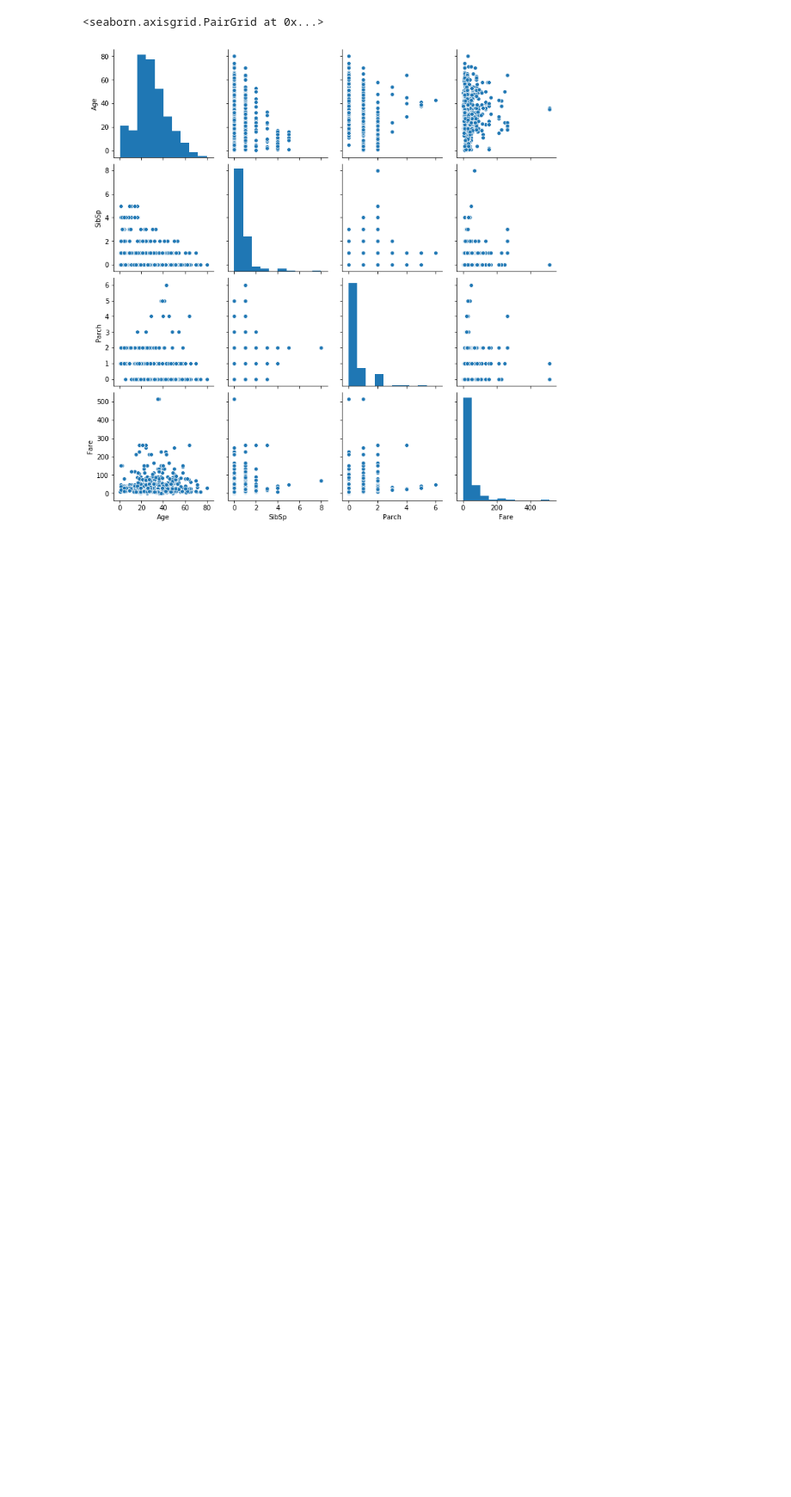
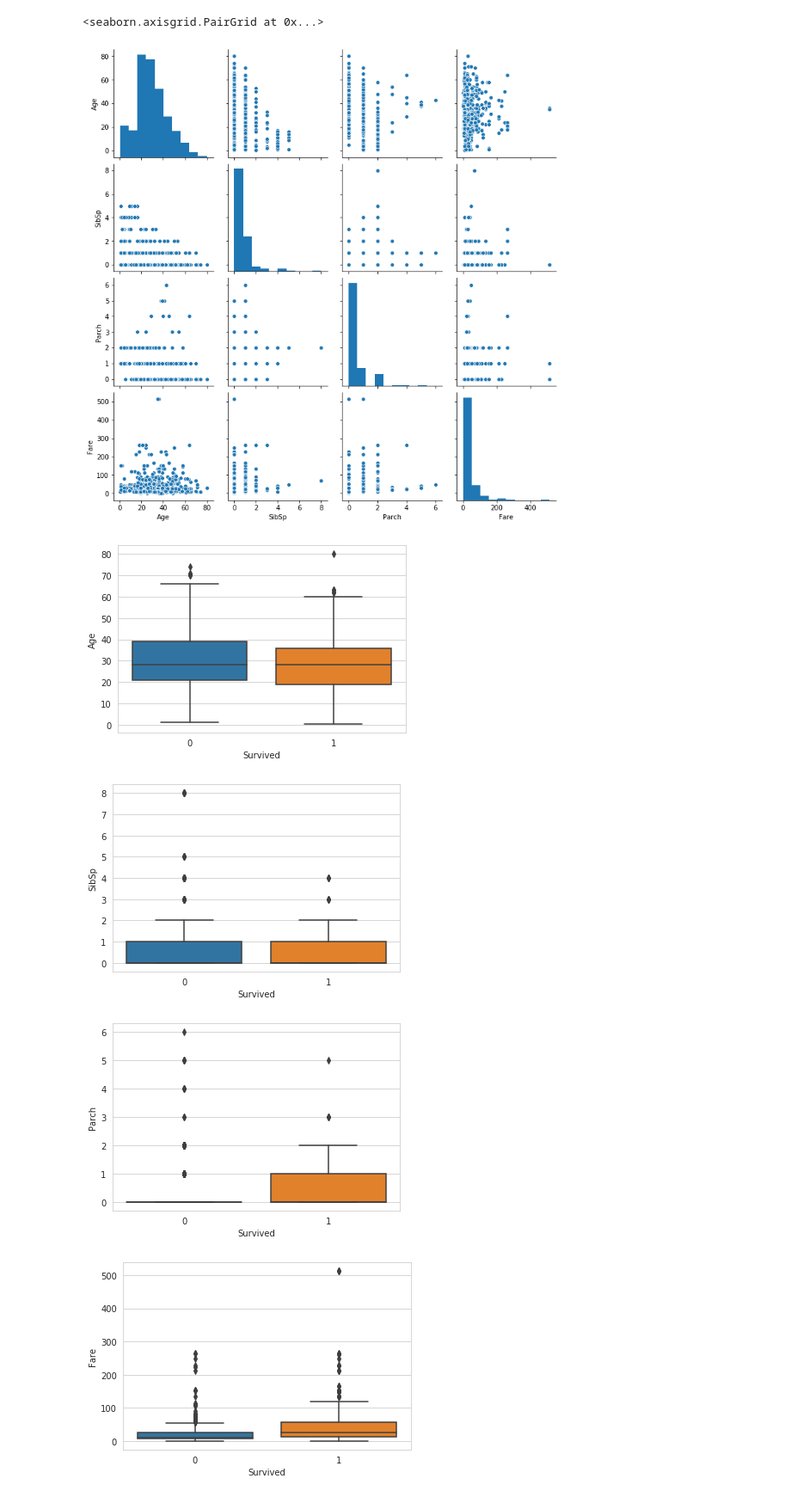
Before and after one commit to Ymvej/Simplon-Titanic-Gr9, a Jupyter notebook: Titanic.ipynb, the cells around one changed output. Shown at 86% size. Cells and saved outputs as stored; diff of their text form; code cells hidden in the pictures; blank space fills up the shorter version.

Commit message:
graphs

```diff
--- a/Titanic.ipynb
+++ b/Titanic.ipynb
@@ -147,3 +147,18 @@ sns.pairplot(num)
 # %% [output]
 <seaborn.axisgrid.PairGrid at 0x...>
 [figure]
+# %%
+def plot_box(data, cols, col_x = 'Survived'):
+    for col in cols:
+        sns.set_style("whitegrid")
+        sns.boxplot(col_x, col, data=data)
+        plt.xlabel(col_x) # Set text for the x axis
+        plt.ylabel(col)# Set text for y axis
+        plt.show()
+
+plot_box(data, num)
+# %% [output]
+[figure, added]
+[figure, added]
+[figure, added]
+[figure, added]
```
Also changed, not shown: parts of 2 cells of this notebook.
